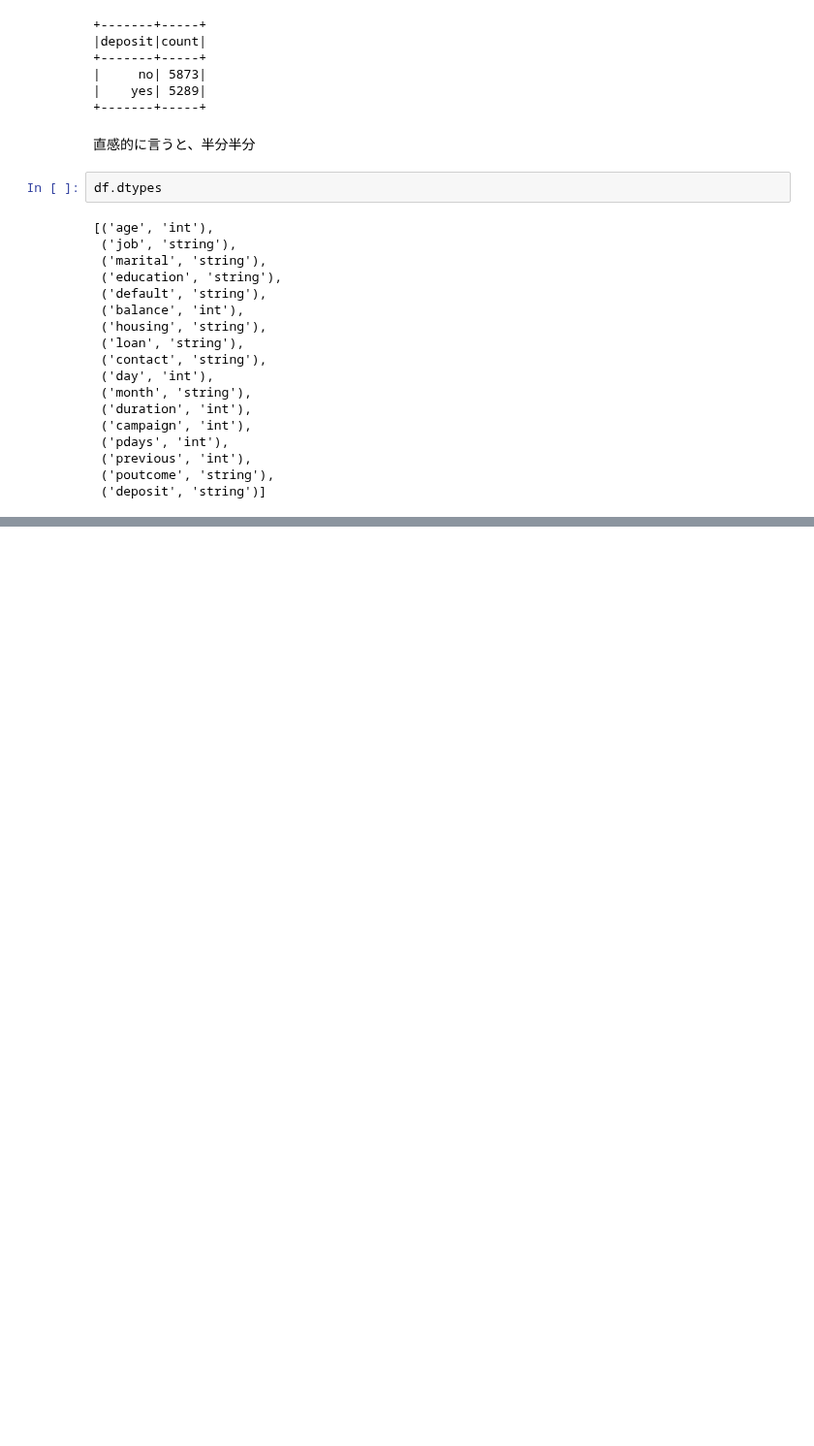
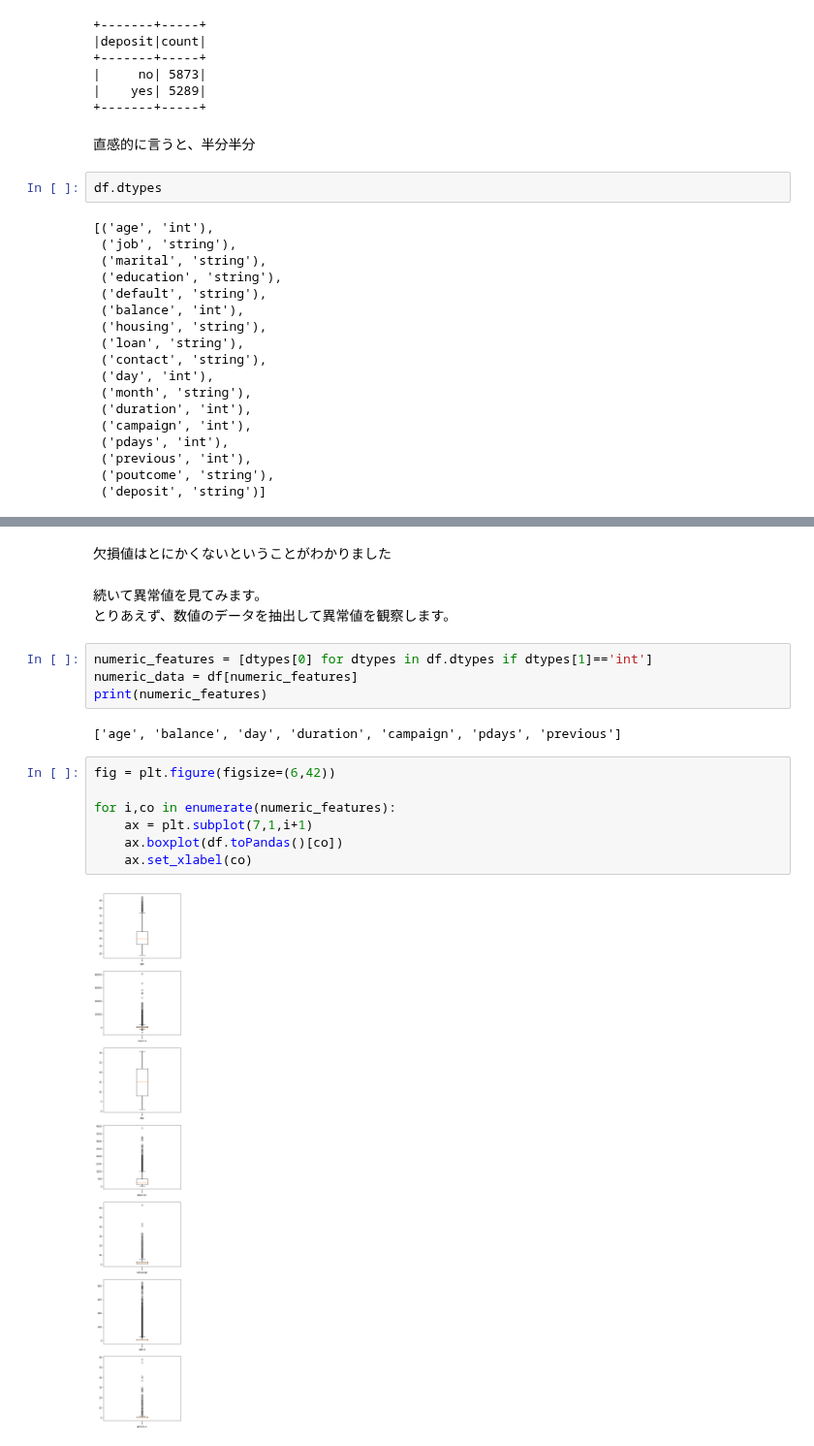
Before and after one commit to kou-kaku-albert/self_learning, a Jupyter notebook: spark/PYSPARKによる銀行の顧客の予測.ipynb, the cells around one changed output, grey strips where cells are left out. Shown at 97% size. Drawn from its saved outputs; the diff is of its cells as text; blank space fills up the shorter version.

```diff
--- a/spark/PYSPARKによる銀行の顧客の予測.ipynb
+++ b/spark/PYSPARKによる銀行の顧客の予測.ipynb
@@ -97,0 +163,20 @@ df.dtypes
+# %% [markdown]
+欠損値はとにかくないということがわかりました
+# %% [markdown]
+続いて異常値を見てみます。
+とりあえず、数値のデータを抽出して異常値を観察します。
+# %%
+numeric_features = [dtypes[0] for dtypes in df.dtypes if dtypes[1]=='int']
+numeric_data = df[numeric_features]
+print(numeric_features)
+# %% [output]
+['age', 'balance', 'day', 'duration', 'campaign', 'pdays', 'previous']
+# %%
+fig = plt.figure(figsize=(6,42))
+
+for i,co in enumerate(numeric_features):
+    ax = plt.subplot(7,1,i+1)
+    ax.boxplot(df.toPandas()[co])
+    ax.set_xlabel(co)
+# %% [output]
+[figure, added]
```
Also changed, not shown: parts of 30 cells of this notebook, 1 other file.
